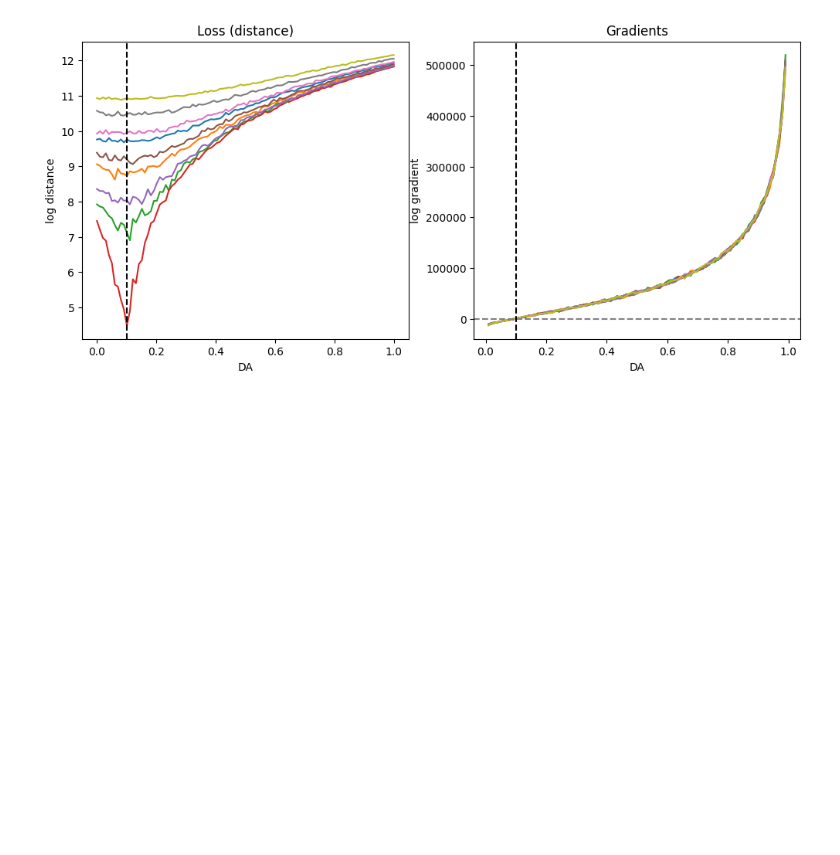
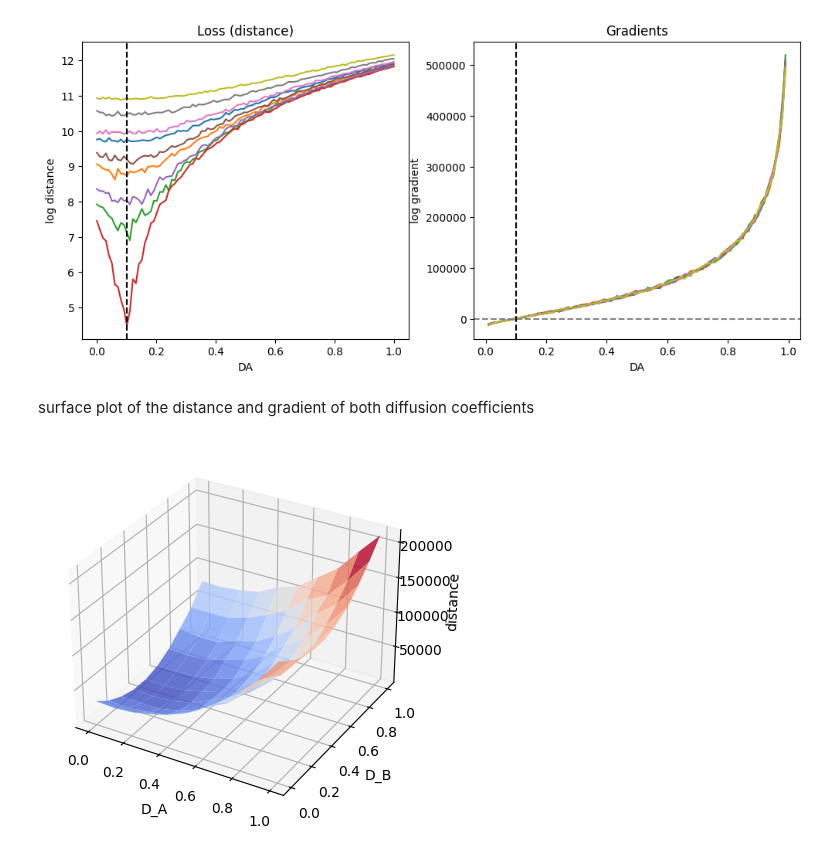
Before and after one commit to JanSchering/Thesis, a Jupyter notebook: fhn_model/Experiment_5.ipynb, the cells around one changed output. Cells and saved outputs as stored; diff of their text form; code cells hidden in the pictures; blank space fills up the shorter version.

```diff
--- a/fhn_model/Experiment_5.ipynb
+++ b/fhn_model/Experiment_5.ipynb
@@ -118,3 +118,5 @@ axs[1].axvline(0.1, color='black', linestyle="--", label="original DA value")
 # %% [output]
 <matplotlib.lines.Line2D at 0x...>
 [figure]
+# %% [markdown]
+surface plot of the distance and gradient of both diffusion coefficients
@@ -120,0 +177,9 @@ axs[1].axvline(0.1, color='black', linestyle="--", label="original DA value")
+# %%
+from matplotlib import cm
+fig, ax = plt.subplots(subplot_kw={"projection": "3d", "computed_zorder": False})
+ax.plot_surface(grid_DA.cpu(), grid_DB.cpu(), np.array(distances).reshape(10,10), cmap=cm.coolwarm, alpha=0.8)
+ax.set(xlabel="D_A", ylabel="D_B", zlabel="distance")
+
+plt.draw()
+# %% [output]
+[figure, added]
```
Also changed, not shown: parts of 1 cell of this notebook.
